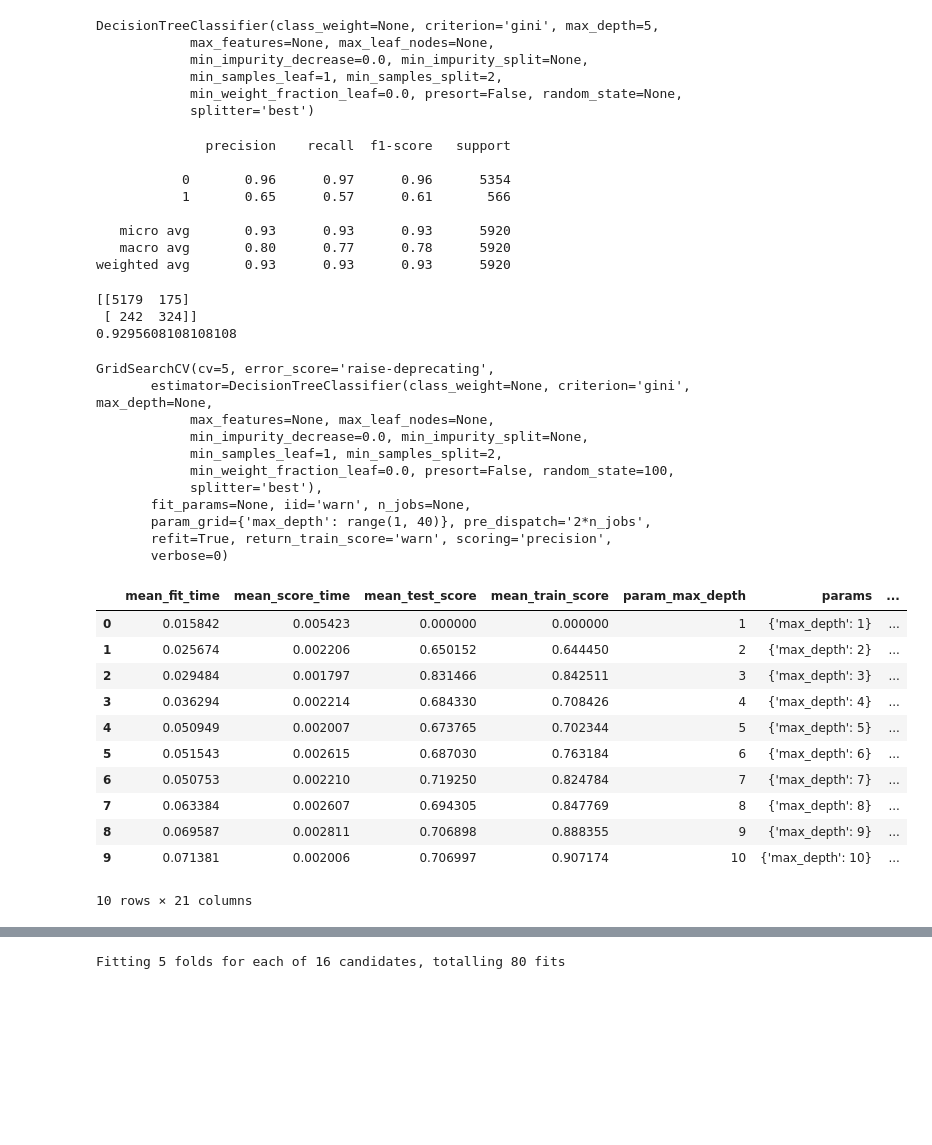
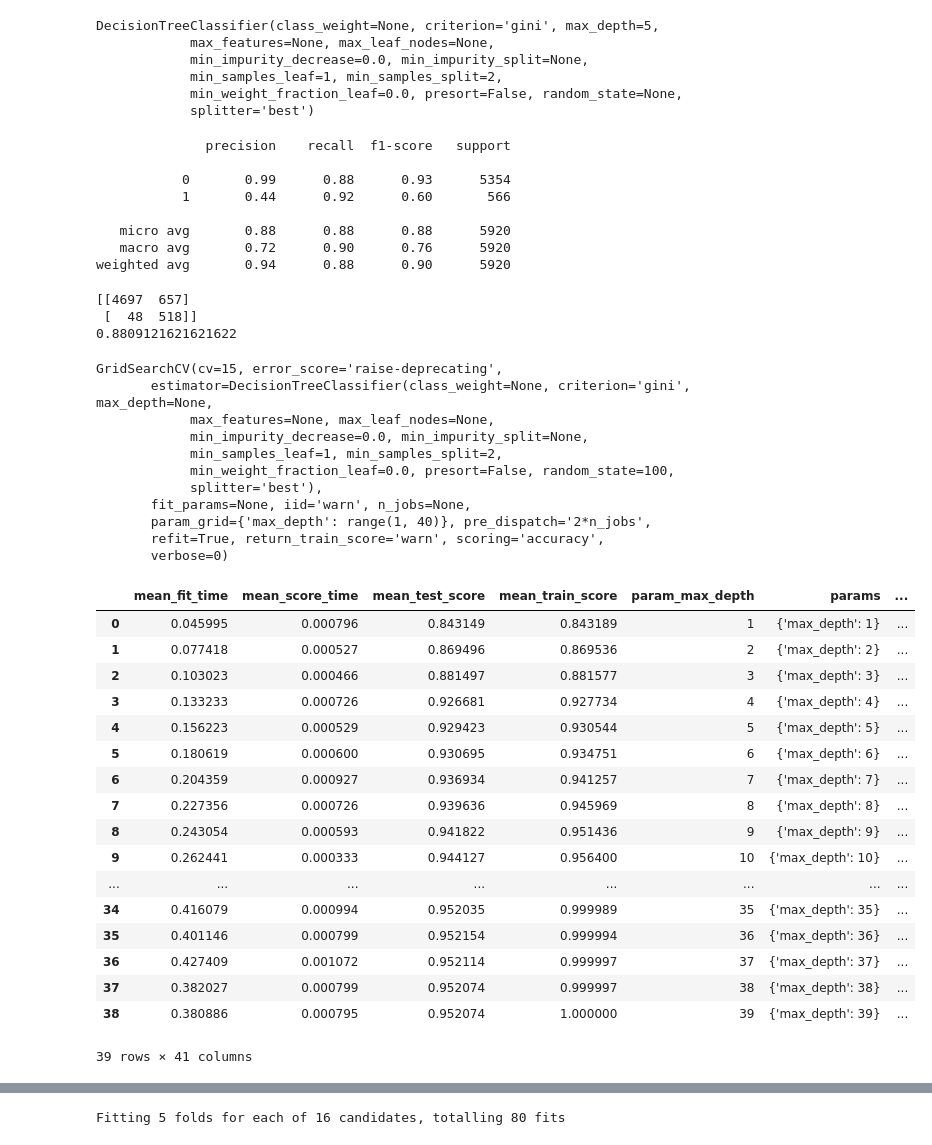
Before and after one commit to ksharmila17/Edelweiss-Hackathon, a Jupyter notebook: Edelweiss Hackathon - Decision Tree Model.ipynb, the cells around one changed output, grey strips where cells are left out. Saved outputs shown, nothing was run; the diff lists cells and outputs as text; code cells hidden in the pictures; blank space fills up the shorter version.

```diff
--- a/Edelweiss Hackathon - Decision Tree Model.ipynb
+++ b/Edelweiss Hackathon - Decision Tree Model.ipynb
@@ -145,0 +159,11 @@ X_train.head()
+# %%
+#!pip install imblearn
+import imblearn
+import numpy as np
+from imblearn.over_sampling import SMOTE
+
+smote = SMOTE(ratio='minority')
+X_sm, y_sm = smote.fit_sample(X_train,
+                               y_train)
+
+plot_2d_space(X_sm, y_sm, 'SMOTE over-sampling')
@@ -150,7 +176,7 @@ from sklearn.tree import DecisionTreeClassifier
 # Fitting the decision tree with default hyperparameters, apart from
 # max_depth which is 5 so that we can plot and read the tree.
 dt_default = DecisionTreeClassifier(max_depth=5)
-dt_default.fit(X_train, y_train)
+dt_default.fit(X_sm, y_sm)
 # %% [output]
 DecisionTreeClassifier(class_weight=None, criterion='gini', max_depth=5,
             max_features=None, max_leaf_nodes=None,
@@ -172,20 +198,20 @@ print(classification_report(y_test, y_pred_default))
 # %% [output]
               precision    recall  f1-score   support
 
-           0       0.96      0.97      0.96      5354
-           1       0.65      0.57      0.61       566
+           0       0.99      0.88      0.93      5354
+           1       0.44      0.92      0.60       566
 
-   micro avg       0.93      0.93      0.93      5920
-   macro avg       0.80      0.77      0.78      5920
-weighted avg       0.93      0.93      0.93      5920
+   micro avg       0.88      0.88      0.88      5920
+   macro avg       0.72      0.90      0.76      5920
+weighted avg       0.94      0.88      0.90      5920
 # %%
 # Printing confusion matrix and accuracy
 print(confusion_matrix(y_test,y_pred_default))
 print(accuracy_score(y_test,y_pred_default))
 # %% [output]
-[[5179  175]
- [ 242  324]]
-0.9295608108108108
+[[4697  657]
+ [  48  518]]
+0.8809121621621622
 # %%
 # GridSearchCV to find optimal max_depth
 from sklearn.model_selection import KFold
@@ -193,7 +219,7 @@ from sklearn.model_selection import GridSearchCV
 
 
 # specify number of folds for k-fold CV
-n_folds = 5
+n_folds = 15
 
 # parameters to build the model on
 parameters = {'max_depth': range(1, 40)}
@@ -205,10 +231,10 @@ dtree = DecisionTreeClassifier(criterion = "gini",
 # fit tree on training data
 tree = GridSearchCV(dtree, parameters,
                     cv=n_folds,
-                   scoring="precision")
-tree.fit(X_train, y_train)
+                   scoring="accuracy")
+tree.fit(X_sm, y_sm)
 # %% [output]
-GridSearchCV(cv=5, error_score='raise-deprecating',
+GridSearchCV(cv=15, error_score='raise-deprecating',
        estimator=DecisionTreeClassifier(class_weight=None, criterion='gini', max_depth=None,
             max_features=None, max_leaf_nodes=None,
             min_impurity_decrease=0.0, min_impurity_split=None,
@@ -217,25 +243,31 @@ GridSearchCV(cv=5, error_score='raise-deprecating',
             splitter='best'),
        fit_params=None, iid='warn', n_jobs=None,
        param_grid={'max_depth': range(1, 40)}, pre_dispatch='2*n_jobs',
-       refit=True, return_train_score='warn', scoring='precision',
+       refit=True, return_train_score='warn', scoring='accuracy',
        verbose=0)
 # %%
 # scores of GridSearch CV
 scores = tree.cv_results_
-pd.DataFrame(scores).head(10)
+pd.DataFrame(scores).head(100)
 # %% [output]
 |  | mean_fit_time | mean_score_time | mean_test_score | mean_train_score | param_max_depth | params | ... |
-| 0 | 0.015842 | 0.005423 | 0.000000 | 0.000000 | 1 | {'max_depth': 1} | ... |
-| 1 | 0.025674 | 0.002206 | 0.650152 | 0.644450 | 2 | {'max_depth': 2} | ... |
-| 2 | 0.029484 | 0.001797 | 0.831466 | 0.842511 | 3 | {'max_depth': 3} | ... |
-| 3 | 0.036294 | 0.002214 | 0.684330 | 0.708426 | 4 | {'max_depth': 4} | ... |
-| 4 | 0.050949 | 0.002007 | 0.673765 | 0.702344 | 5 | {'max_depth': 5} | ... |
-| 5 | 0.051543 | 0.002615 | 0.687030 | 0.763184 | 6 | {'max_depth': 6} | ... |
-| 6 | 0.050753 | 0.002210 | 0.719250 | 0.824784 | 7 | {'max_depth': 7} | ... |
-| 7 | 0.063384 | 0.002607 | 0.694305 | 0.847769 | 8 | {'max_depth': 8} | ... |
-| 8 | 0.069587 | 0.002811 | 0.706898 | 0.888355 | 9 | {'max_depth': 9} | ... |
-| 9 | 0.071381 | 0.002006 | 0.706997 | 0.907174 | 10 | {'max_depth': 10} | ... |
+| 0 | 0.045995 | 0.000796 | 0.843149 | 0.843189 | 1 | {'max_depth': 1} | ... |
+| 1 | 0.077418 | 0.000527 | 0.869496 | 0.869536 | 2 | {'max_depth': 2} | ... |
+| 2 | 0.103023 | 0.000466 | 0.881497 | 0.881577 | 3 | {'max_depth': 3} | ... |
+| 3 | 0.133233 | 0.000726 | 0.926681 | 0.927734 | 4 | {'max_depth': 4} | ... |
+| 4 | 0.156223 | 0.000529 | 0.929423 | 0.930544 | 5 | {'max_depth': 5} | ... |
+| 5 | 0.180619 | 0.000600 | 0.930695 | 0.934751 | 6 | {'max_depth': 6} | ... |
+| 6 | 0.204359 | 0.000927 | 0.936934 | 0.941257 | 7 | {'max_depth': 7} | ... |
+| 7 | 0.227356 | 0.000726 | 0.939636 | 0.945969 | 8 | {'max_depth': 8} | ... |
+| 8 | 0.243054 | 0.000593 | 0.941822 | 0.951436 | 9 | {'max_depth': 9} | ... |
+| 9 | 0.262441 | 0.000333 | 0.944127 | 0.956400 | 10 | {'max_depth': 10} | ... |
+| ... | ... | ... | ... | ... | ... | ... | ... |
+| 34 | 0.416079 | 0.000994 | 0.952035 | 0.999989 | 35 | {'max_depth': 35} | ... |
+| 35 | 0.401146 | 0.000799 | 0.952154 | 0.999994 | 36 | {'max_depth': 36} | ... |
+| 36 | 0.427409 | 0.001072 | 0.952114 | 0.999997 | 37 | {'max_depth': 37} | ... |
+| 37 | 0.382027 | 0.000799 | 0.952074 | 0.999997 | 38 | {'max_depth': 38} | ... |
+| 38 | 0.380886 | 0.000795 | 0.952074 | 1.000000 | 39 | {'max_depth': 39} | ... |
-10 rows × 21 columns
+39 rows × 41 columns
 # %%
 # plotting accuracies with max_depth
 plt.figure()
```
Also changed, not shown: parts of 11 cells of this notebook, 1 other file.
